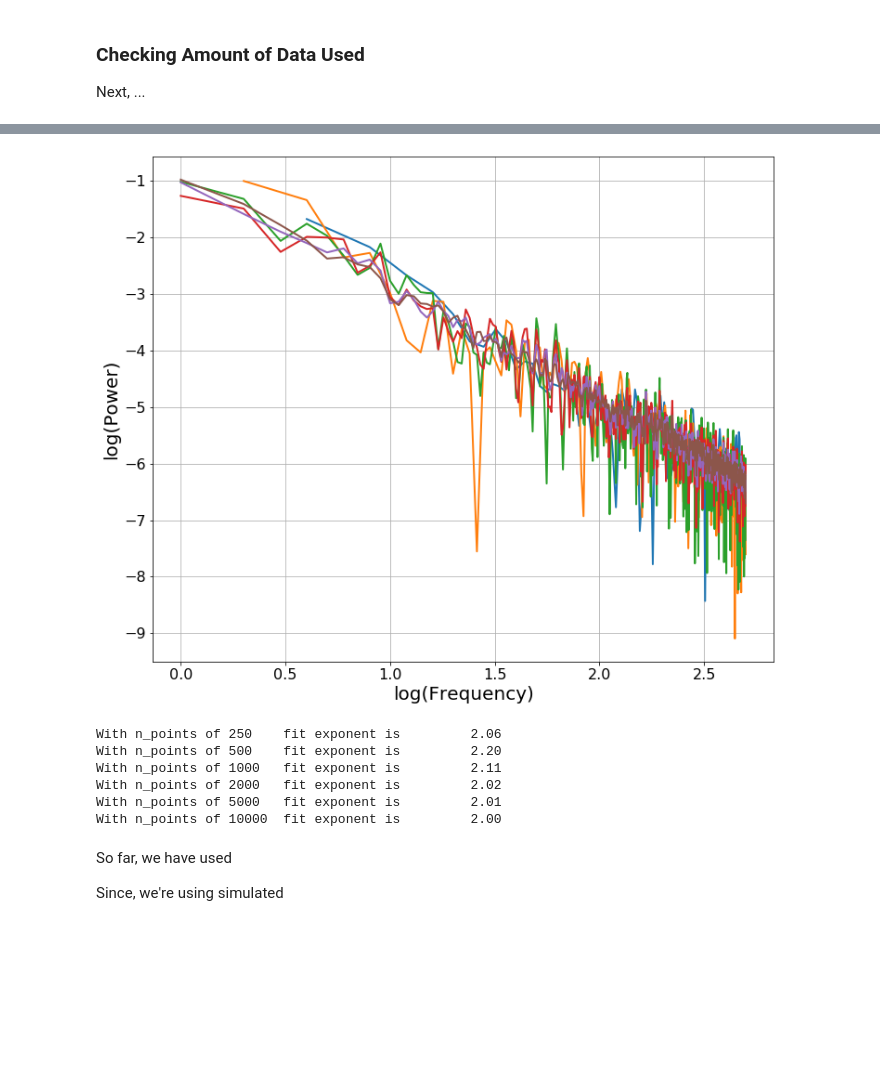
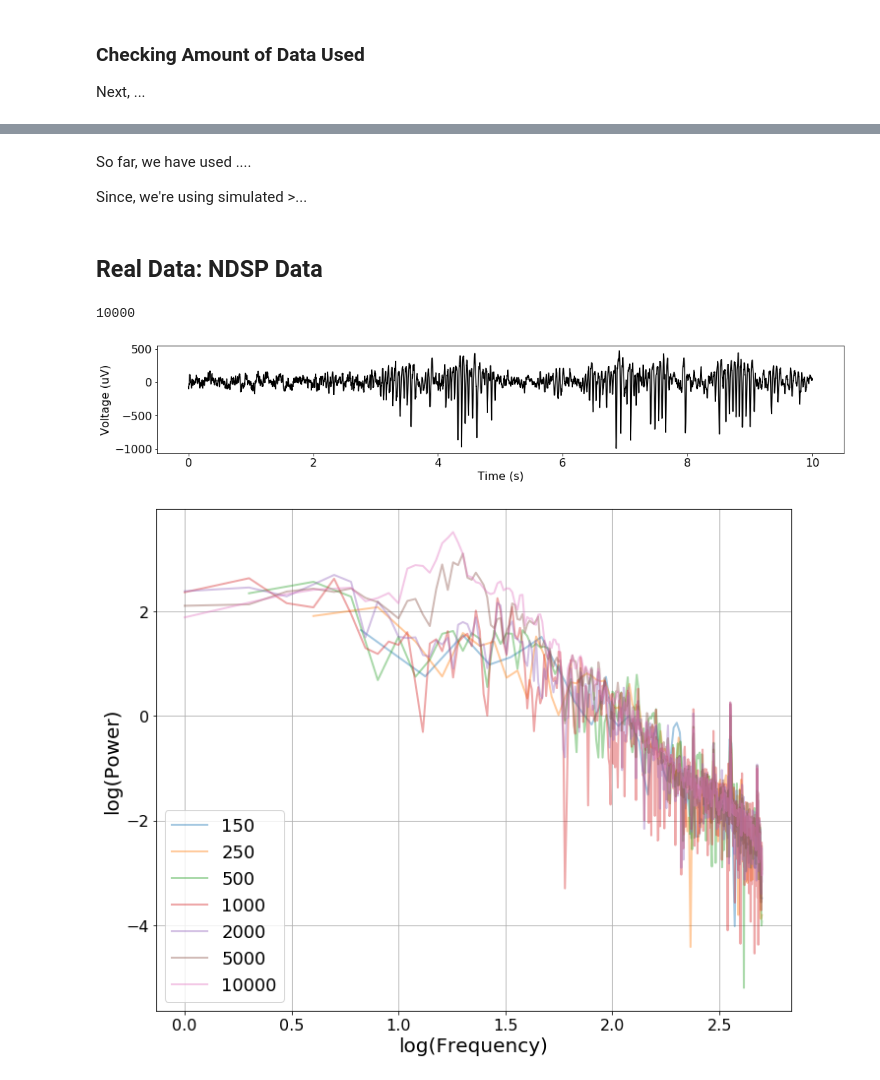
Before and after one commit to TomDonoghue/FieldExplorations, a Jupyter notebook: SummationSims.ipynb, the cells around one changed output, grey strips where cells are left out. Saved outputs shown, nothing was run; the diff lists cells and outputs as text; code cells hidden in the pictures; blank space fills up the shorter version.

```diff
--- a/SummationSims.ipynb
+++ b/SummationSims.ipynb
@@ -55 +144,20 @@ Next, ...
+# %% [markdown]
+So far, we have used ....
+
+Since, we're using simulated >...
+# %% [markdown]
+## Real Data: NDSP Data
+# %%
+# ...
+sig = load_ndsp_data('sample_data_1.npy', folder='data')
+# %%
+fs = 1000
+times = create_times(len(sig)/fs, fs)
+print(len(sig))
+# %% [output]
+10000
+# %%
+plot_time_series(times, sig)
+# %% [output]
+[figure, added]
 # %%
@@ -64,21 +164,0 @@ for npoint in npoints:
-# %%
-plot_spectra(npoint_freqs, npoint_pows, True, True)
-# %% [output]
-[figure, removed]
-# %%
-for npoint, freqs, pows in zip(npoints, npoint_freqs, npoint_pows):
-    fm.fit(freqs, pows)
-
-    print('With n_points of {:d} \tfit exponent is \t{:1.2f}'.format(\
-        npoint, fm.get_params('aperiodic_params', 'exponent')))
-# %% [output]
-With n_points of 250    fit exponent is         2.06
-With n_points of 500    fit exponent is         2.20
-With n_points of 1000   fit exponent is         2.11
-With n_points of 2000   fit exponent is         2.02
-With n_points of 5000   fit exponent is         2.01
-With n_points of 10000  fit exponent is         2.00
-# %% [markdown]
-So far, we have used
-
-Since, we're using simulated
@@ -84,0 +168,8 @@ Since, we're using simulated
+# %%
+plot_spectra(npoint_freqs, npoint_powers, labels=npoints, **plt_kwargs)
+plt.gca().legend(prop={'size': 18}, loc='lower left')
+if SAVE_FIG:
+    plt.tight_layout()
+    plt.savefig('lfp-npoints.pdf')
+# %% [output]
+[figure, added]
```
Also changed, not shown: parts of 44 cells of this notebook.
